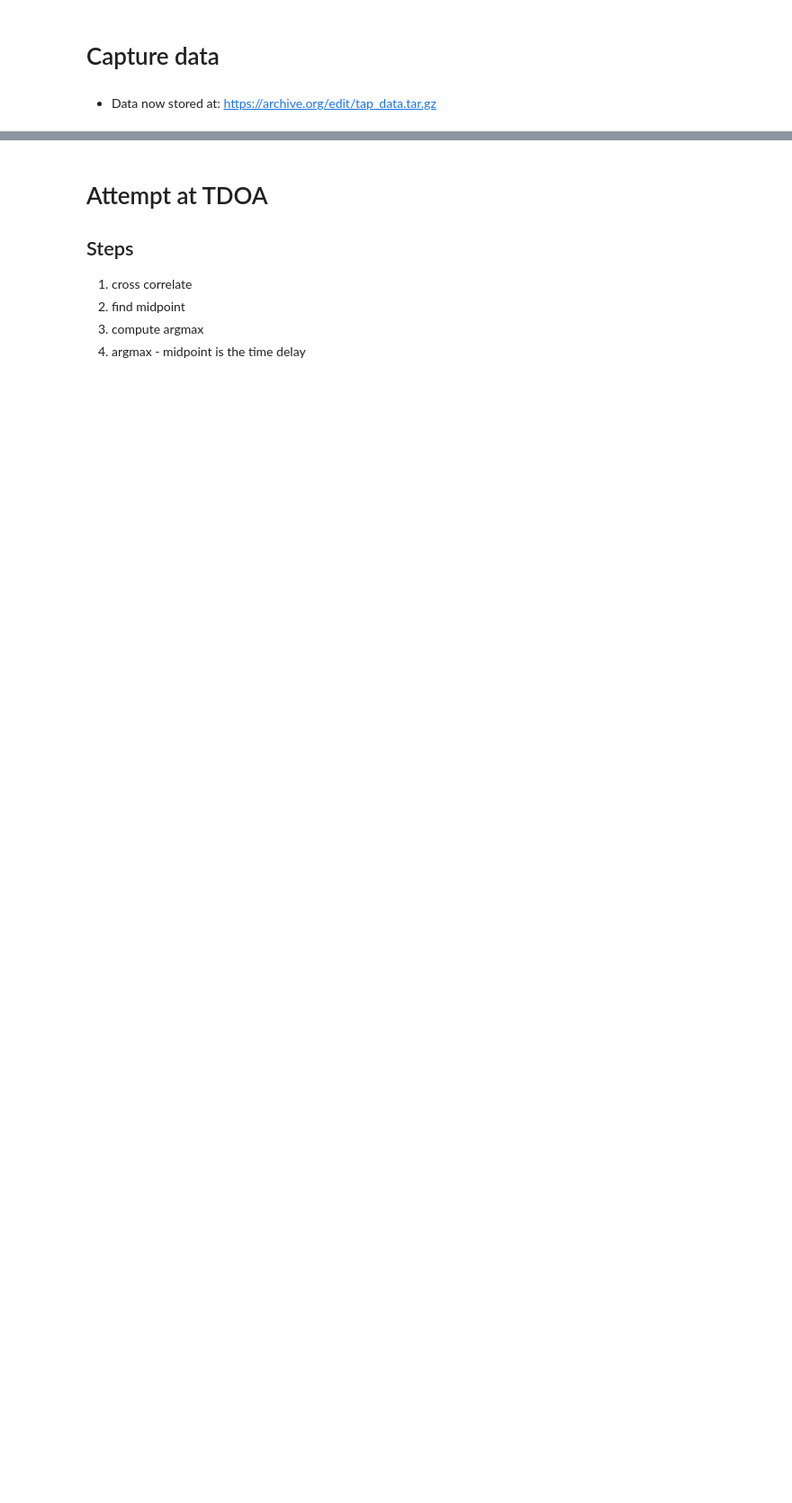
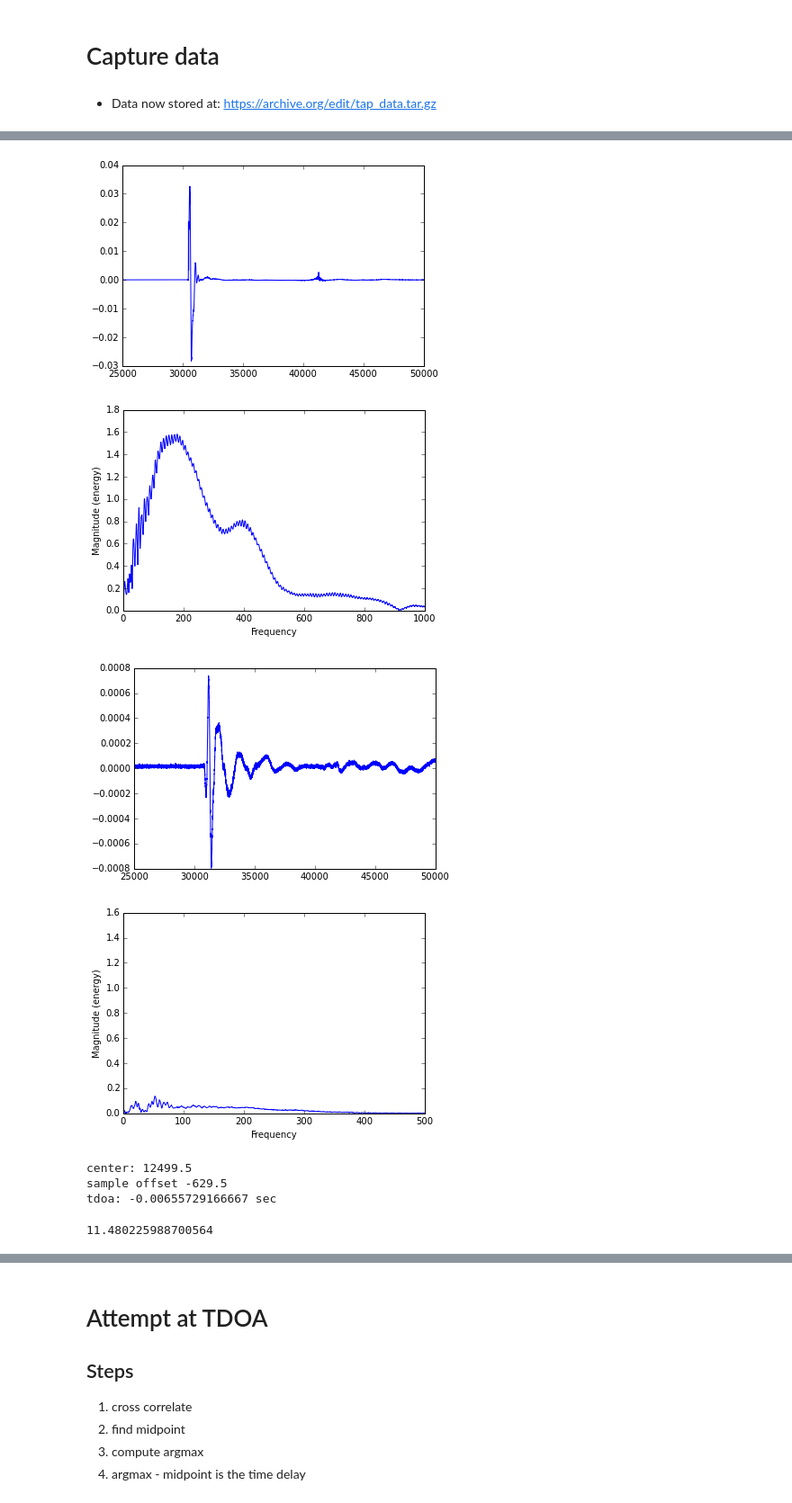
Before and after one commit to mvcisback/damped_waveguide, a Jupyter notebook: Analysis.ipynb, the cells around one changed output, grey strips where cells are left out. Shown: that part at 90% size. Drawn from its saved outputs; the diff is of its cells as text; code cells hidden in the pictures; blank space fills up the shorter version.

```diff
--- a/Analysis.ipynb
+++ b/Analysis.ipynb
@@ -27,10 +35,8 @@ import numpy as np
 # %% [markdown]
 - Data now stored at: https://archive.org/edit/tap_data.tar.gz
 # %%
-with easy_client(name="captest", channels_in=3, channels_out=2) as client:
-    captured = client.capture(sec=4)
-    SAMPLE_RATE = client.sample_rate
-    savetxt("data/data{}.txt".format(0), captured)
+with easy_client(name="captest", channels_in=2, channels_out=2) as client:
+    captured = client.capture(sec=2)
 # %%
 SAMPLE_RATE = 96000
 # %%
@@ -37,0 +47,29 @@ WINDOW_SIZE = 2**13
+# %%
+plt.plot(captured[0])
+plt.xlim(25000, 50000)
+plt.show()
+
+plt.magnitude_spectrum(captured[0], Fs=SAMPLE_RATE)
+plt.xlim(0, 1000)
+plt.show()
+
+plt.plot(captured[1])
+plt.xlim(25000, 50000)
+plt.show()
+
+plt.magnitude_spectrum(captured[1], Fs=SAMPLE_RATE)
+plt.xlim(0, 500)
+plt.show()
+
+tdoa_1 = tdoa(captured, start=25000, n=25000, debug=True)
+
+.1016/0.00885
+# %% [output]
+[figure, added]
+[figure, added]
+[figure, added]
+[figure, added]
+center: 12499.5
+sample offset -629.5
+tdoa: -0.00655729166667 sec
+11.480225988700564
```
Also changed, not shown: parts of 34 cells of this notebook, 1 other file.
